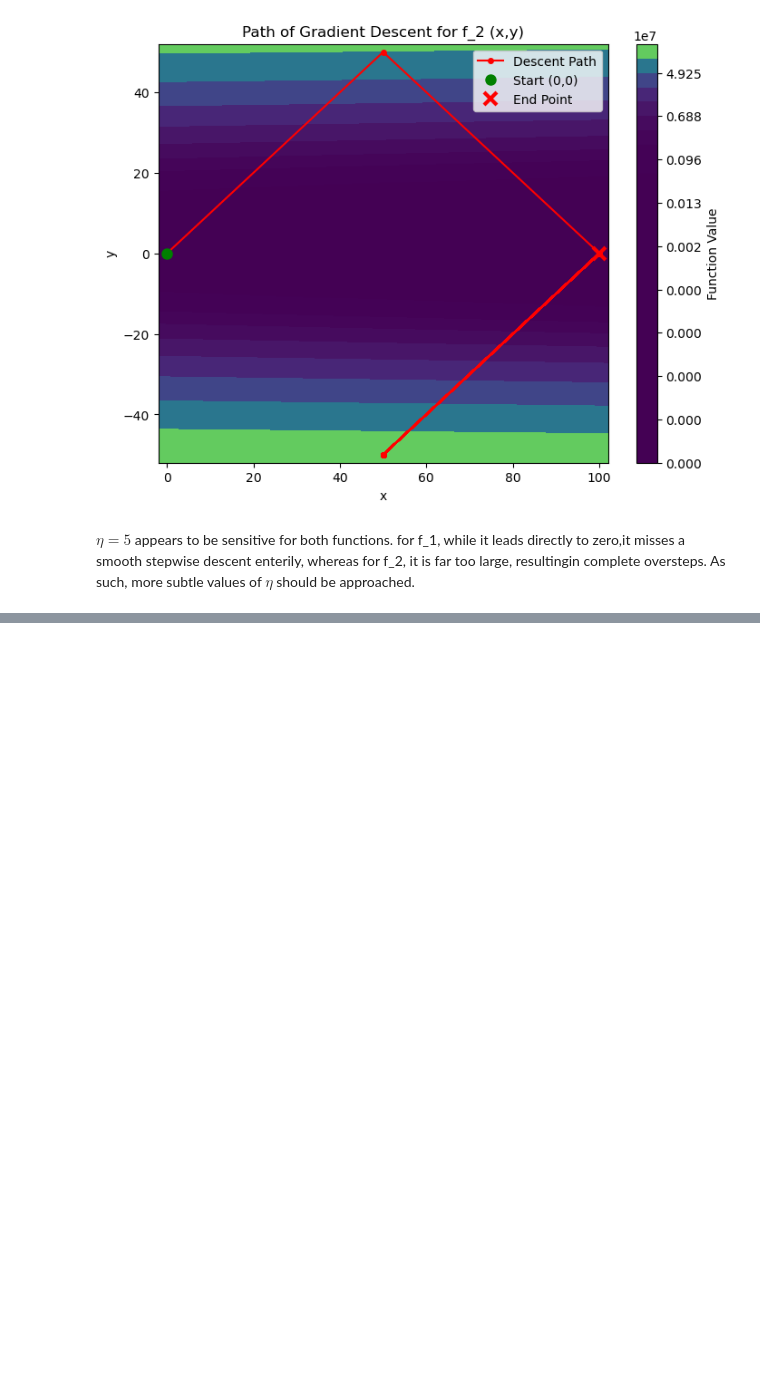
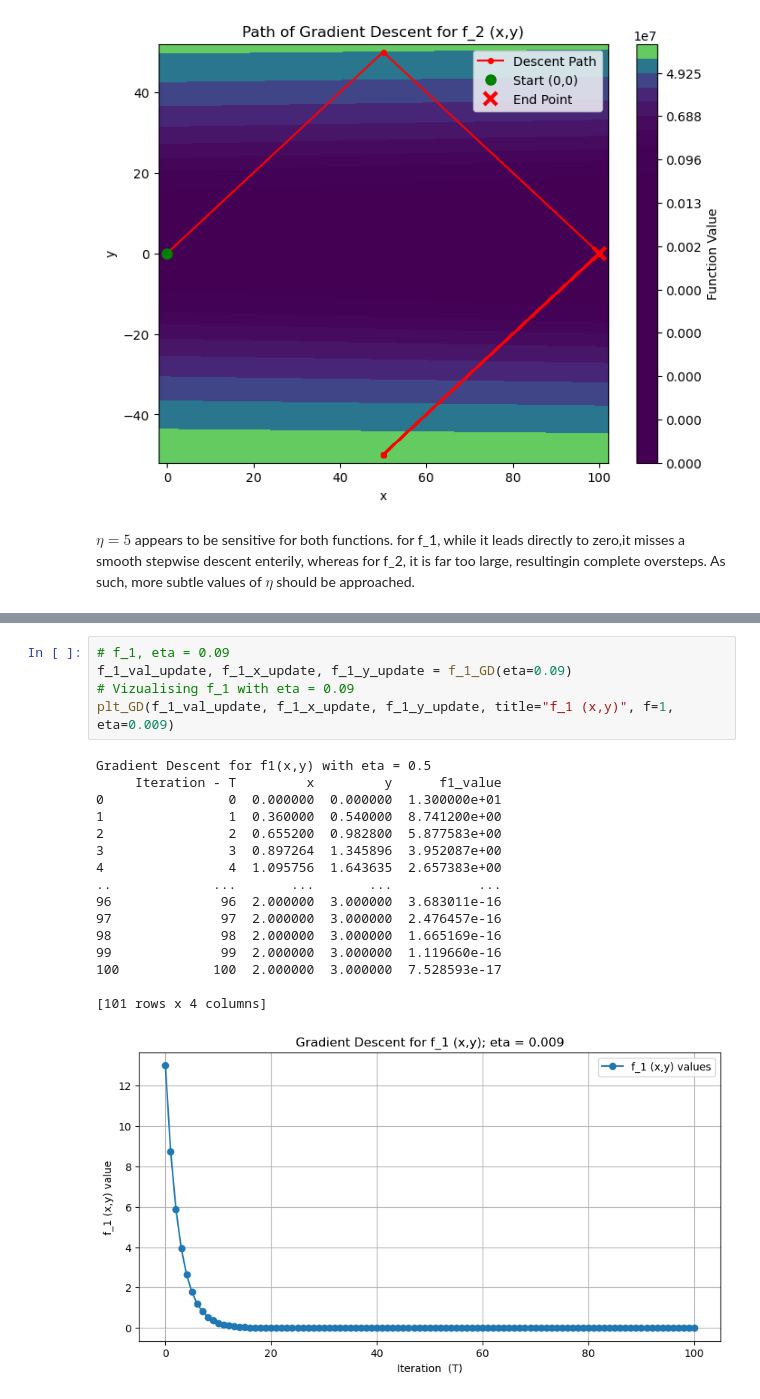
Before and after one commit to BranfordS813/CAP_6619_Coding_Tasks, a Jupyter notebook: Homework/Homework_1/Coding_Questions/Sanford_HW_1_Q9.ipynb, the cells around one changed output, grey strips where cells are left out. Saved outputs shown, nothing was run; the diff lists cells and outputs as text; blank space fills up the shorter version.

```diff
--- a/Homework/Homework_1/Coding_Questions/Sanford_HW_1_Q9.ipynb
+++ b/Homework/Homework_1/Coding_Questions/Sanford_HW_1_Q9.ipynb
@@ -623,0 +472,22 @@ Gradient Descent for f2(x,y) with eta = 0.00001
+# %%
+# f_1, eta = 0.09
+f_1_val_update, f_1_x_update, f_1_y_update = f_1_GD(eta=0.09)
+# Vizualising f_1 with eta = 0.09
+plt_GD(f_1_val_update, f_1_x_update, f_1_y_update, title="f_1 (x,y)", f=1, eta=0.009)
+# %% [output]
+Gradient Descent for f1(x,y) with eta = 0.5
+     Iteration - T         x         y      f1_value
+0                0  0.000000  0.000000  1.300000e+01
+1                1  0.360000  0.540000  8.741200e+00
+2                2  0.655200  0.982800  5.877583e+00
+3                3  0.897264  1.345896  3.952087e+00
+4                4  1.095756  1.643635  2.657383e+00
+..             ...       ...       ...           ...
+96              96  2.000000  3.000000  3.683011e-16
+97              97  2.000000  3.000000  2.476457e-16
+98              98  2.000000  3.000000  1.665169e-16
+99              99  2.000000  3.000000  1.119660e-16
+100            100  2.000000  3.000000  7.528593e-17
+
+[101 rows x 4 columns]
+[figure, added]
```
Also changed, not shown: parts of 28 cells of this notebook.
